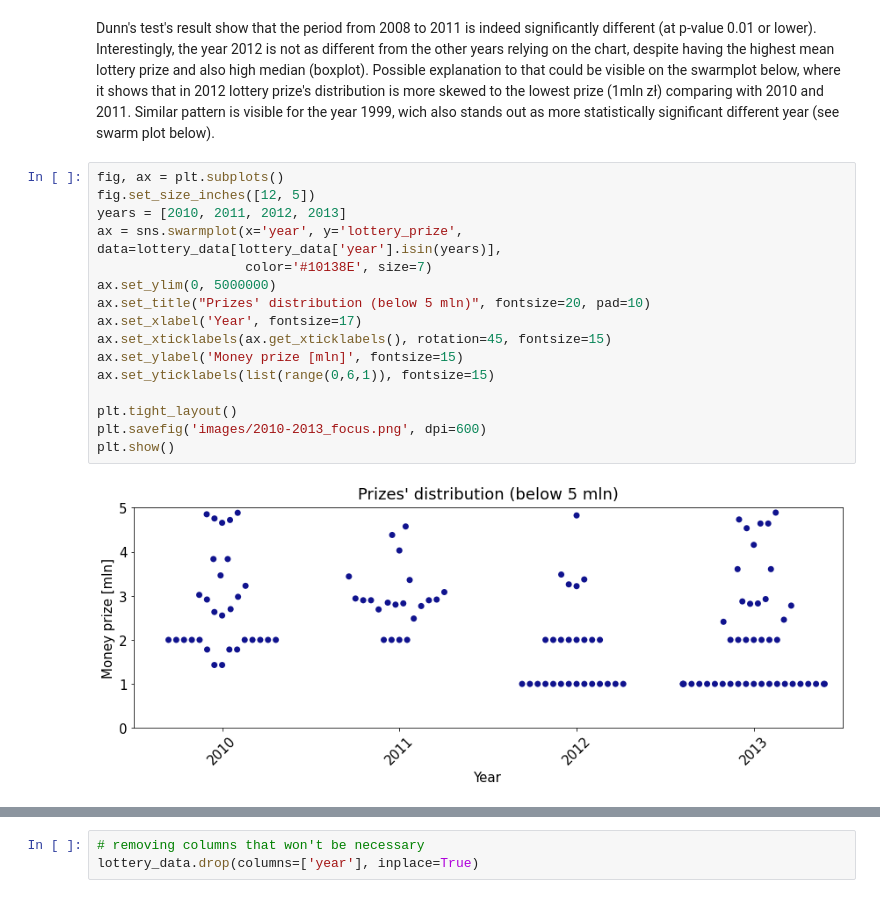
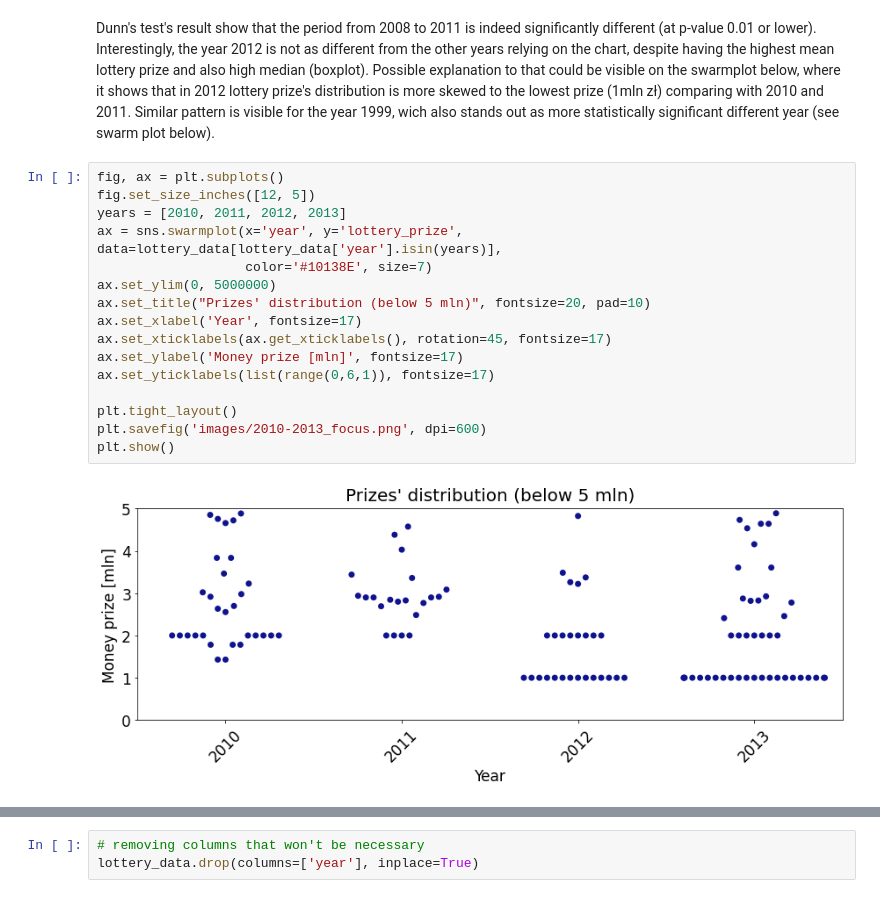
Before and after one commit to piotrsoczewka/Lotto, a Jupyter notebook: Data import and analysis.ipynb, the cells around one changed output, grey strips where cells are left out. Cells and saved outputs as stored; diff of their text form.

```diff
--- a/Data import and analysis.ipynb
+++ b/Data import and analysis.ipynb
@@ -244,21 +244,21 @@ Dunn's test's result show that the period from 2008 to 2011 is indeed significan
 # %%
 fig, ax = plt.subplots()
 fig.set_size_inches([12, 5])
 years = [2010, 2011, 2012, 2013]
 ax = sns.swarmplot(x='year', y='lottery_prize', data=lottery_data[lottery_data['year'].isin(years)],
                    color='#10138E', size=7)
 ax.set_ylim(0, 5000000)
 ax.set_title("Prizes' distribution (below 5 mln)", fontsize=20, pad=10)
 ax.set_xlabel('Year', fontsize=17)
-ax.set_xticklabels(ax.get_xticklabels(), rotation=45, fontsize=15)
-ax.set_ylabel('Money prize [mln]', fontsize=15)
-ax.set_yticklabels(list(range(0,6,1)), fontsize=15)
+ax.set_xticklabels(ax.get_xticklabels(), rotation=45, fontsize=17)
+ax.set_ylabel('Money prize [mln]', fontsize=17)
+ax.set_yticklabels(list(range(0,6,1)), fontsize=17)
 
 plt.tight_layout()
 plt.savefig('images/2010-2013_focus.png', dpi=600)
 plt.show()
 # %% [output]
-[figure, old version]
+[figure, new version]
 # %%
 fig, ax = plt.subplots()
 fig.set_size_inches([8, 5])
```
Also changed, not shown: parts of 3 cells of this notebook, 2 other files.
